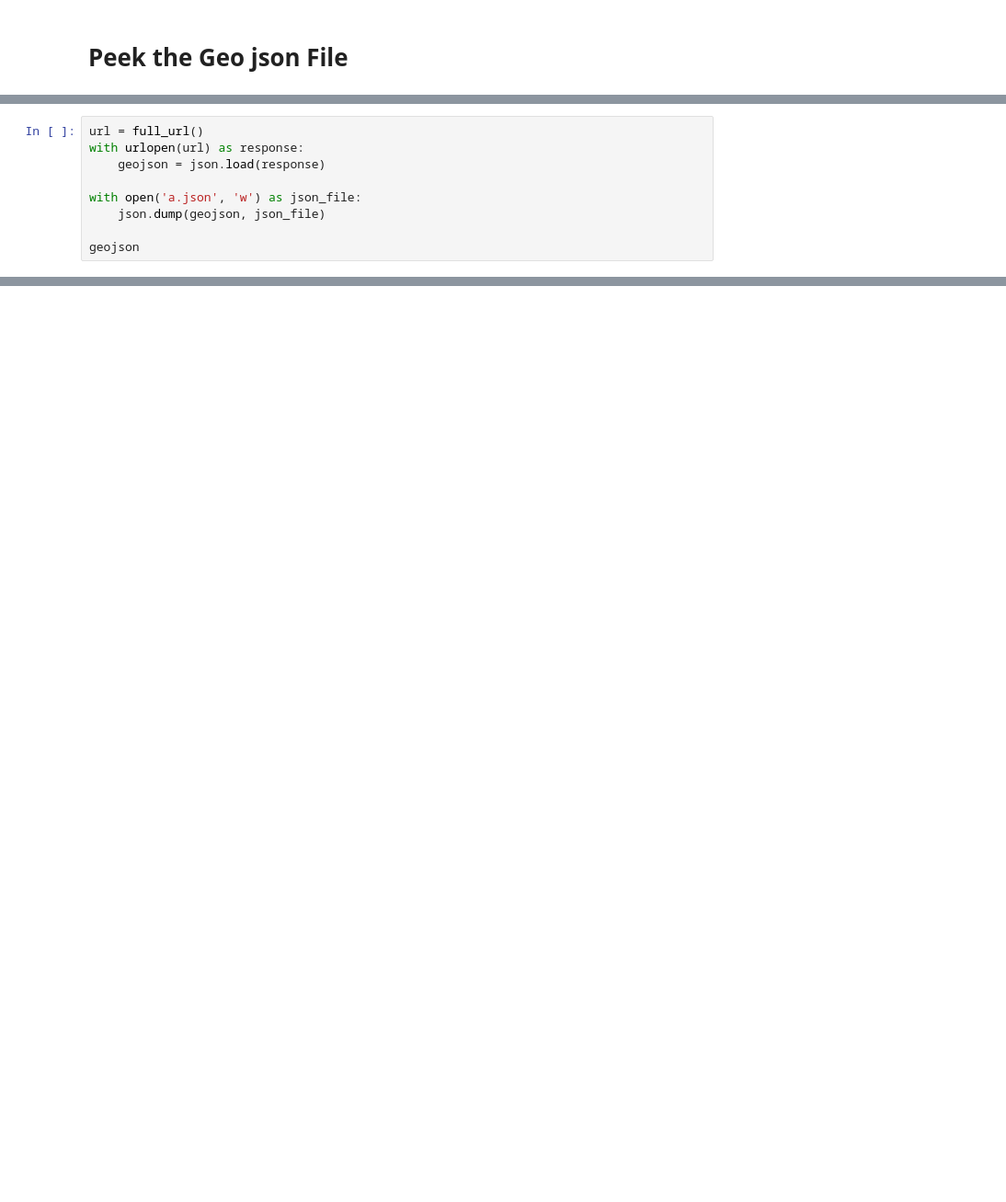
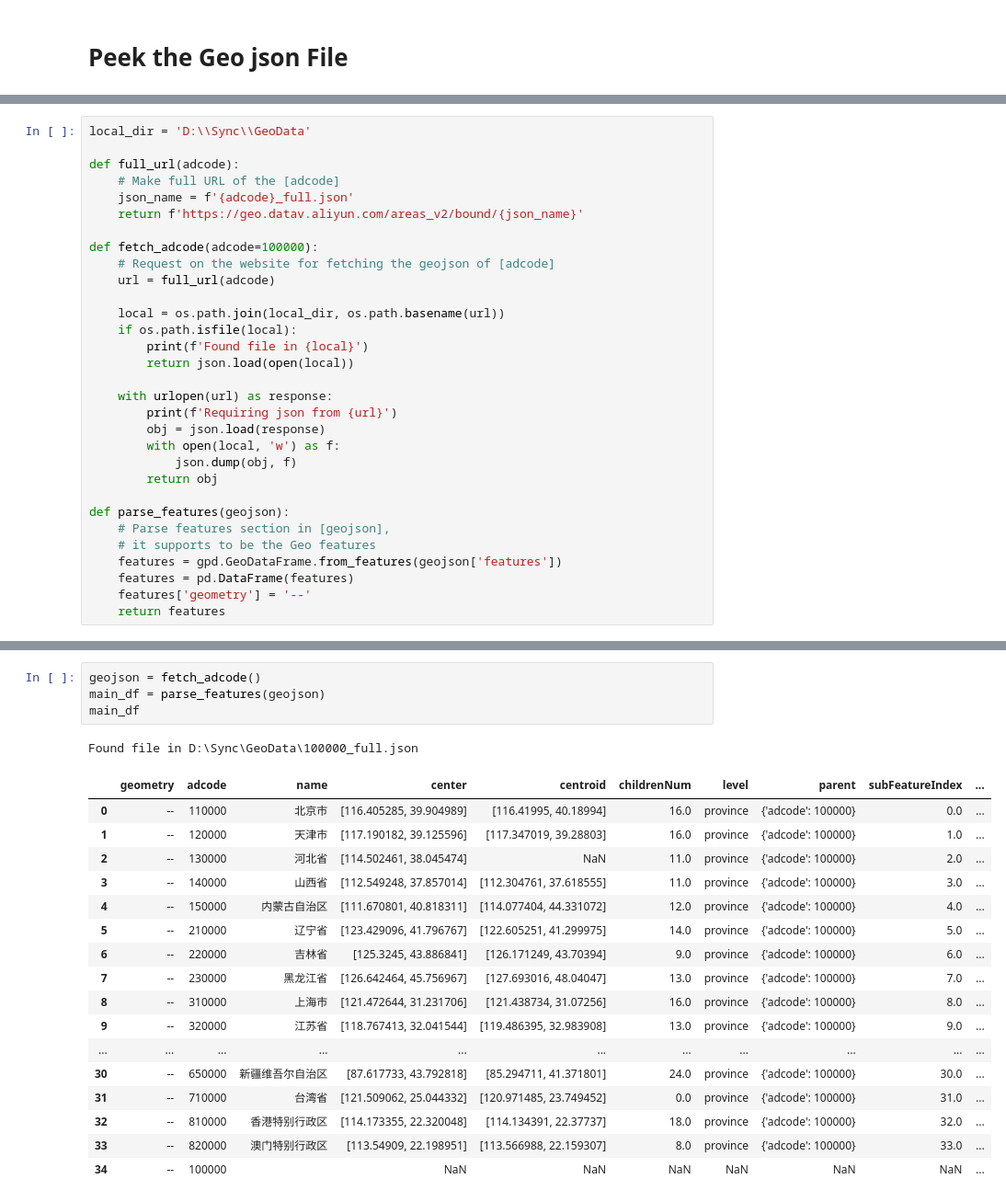
Before and after one commit to listenzcc/GeoChina, a Jupyter notebook: GeoData/peek_geojson.ipynb, the cells around one changed output, grey strips where cells are left out. Shown: that part at 92% size. Drawn from its saved outputs; the diff is of its cells as text; blank space fills up the shorter version.

```diff
--- a/GeoData/peek_geojson.ipynb
+++ b/GeoData/peek_geojson.ipynb
@@ -21,9 +10,0 @@ def parse_geojson(geojson, idx='name'):
-# %%
-url = full_url()
-with urlopen(url) as response:
-    geojson = json.load(response)
-
-with open('a.json', 'w') as json_file:
-    json.dump(geojson, json_file)
-
-geojson
@@ -75,0 +15,31 @@ geodf.to_csv('a.csv')
+# %%
+local_dir = 'D:\\Sync\\GeoData'
+
+def full_url(adcode):
+    # Make full URL of the [adcode]
+    json_name = f'{adcode}_full.json'
+    return f'https://geo.datav.aliyun.com/areas_v2/bound/{json_name}'
+
+def fetch_adcode(adcode=100000):
+    # Request on the website for fetching the geojson of [adcode]
+    url = full_url(adcode)
+
+    local = os.path.join(local_dir, os.path.basename(url))
+    if os.path.isfile(local):
+        print(f'Found file in {local}')
+        return json.load(open(local))
+
+    with urlopen(url) as response:
+        print(f'Requiring json from {url}')
+        obj = json.load(response)
+        with open(local, 'w') as f:
+            json.dump(obj, f)
+        return obj
+
+def parse_features(geojson):
+    # Parse features section in [geojson],
+    # it supports to be the Geo features
+    features = gpd.GeoDataFrame.from_features(geojson['features'])
+    features = pd.DataFrame(features)
+    features['geometry'] = '--'
+    return features
@@ -75,0 +51,23 @@ geodf.to_csv('a.csv')
+# %%
+geojson = fetch_adcode()
+main_df = parse_features(geojson)
+main_df
+# %% [output]
+Found file in D:\Sync\GeoData\100000_full.json
+|  | geometry | adcode | name | center | centroid | childrenNum | level | parent | subFeatureIndex | ... |
+| 0 | -- | 110000 | 北京市 | [116.405285, 39.904989] | [116.41995, 40.18994] | 16.0 | province | {'adcode': 100000} | 0.0 | ... |
+| 1 | -- | 120000 | 天津市 | [117.190182, 39.125596] | [117.347019, 39.28803] | 16.0 | province | {'adcode': 100000} | 1.0 | ... |
+| 2 | -- | 130000 | 河北省 | [114.502461, 38.045474] | NaN | 11.0 | province | {'adcode': 100000} | 2.0 | ... |
+| 3 | -- | 140000 | 山西省 | [112.549248, 37.857014] | [112.304761, 37.618555] | 11.0 | province | {'adcode': 100000} | 3.0 | ... |
+| 4 | -- | 150000 | 内蒙古自治区 | [111.670801, 40.818311] | [114.077404, 44.331072] | 12.0 | province | {'adcode': 100000} | 4.0 | ... |
+| 5 | -- | 210000 | 辽宁省 | [123.429096, 41.796767] | [122.605251, 41.299975] | 14.0 | province | {'adcode': 100000} | 5.0 | ... |
+| 6 | -- | 220000 | 吉林省 | [125.3245, 43.886841] | [126.171249, 43.70394] | 9.0 | province | {'adcode': 100000} | 6.0 | ... |
+| 7 | -- | 230000 | 黑龙江省 | [126.642464, 45.756967] | [127.693016, 48.04047] | 13.0 | province | {'adcode': 100000} | 7.0 | ... |
+| 8 | -- | 310000 | 上海市 | [121.472644, 31.231706] | [121.438734, 31.07256] | 16.0 | province | {'adcode': 100000} | 8.0 | ... |
+| 9 | -- | 320000 | 江苏省 | [118.767413, 32.041544] | [119.486395, 32.983908] | 13.0 | province | {'adcode': 100000} | 9.0 | ... |
+| ... | ... | ... | ... | ... | ... | ... | ... | ... | ... | ... |
+| 30 | -- | 650000 | 新疆维吾尔自治区 | [87.617733, 43.792818] | [85.294711, 41.371801] | 24.0 | province | {'adcode': 100000} | 30.0 | ... |
+| 31 | -- | 710000 | 台湾省 | [121.509062, 25.044332] | [120.971485, 23.749452] | 0.0 | province | {'adcode': 100000} | 31.0 | ... |
+| 32 | -- | 810000 | 香港特别行政区 | [114.173355, 22.320048] | [114.134391, 22.37737] | 18.0 | province | {'adcode': 100000} | 32.0 | ... |
+| 33 | -- | 820000 | 澳门特别行政区 | [113.54909, 22.198951] | [113.566988, 22.159307] | 8.0 | province | {'adcode': 100000} | 33.0 | ... |
+| 34 | -- | 100000 |  | NaN | NaN | NaN | NaN | NaN | NaN | ... |
```
Also changed, not shown: parts of 11 cells of this notebook, 2 other files.
